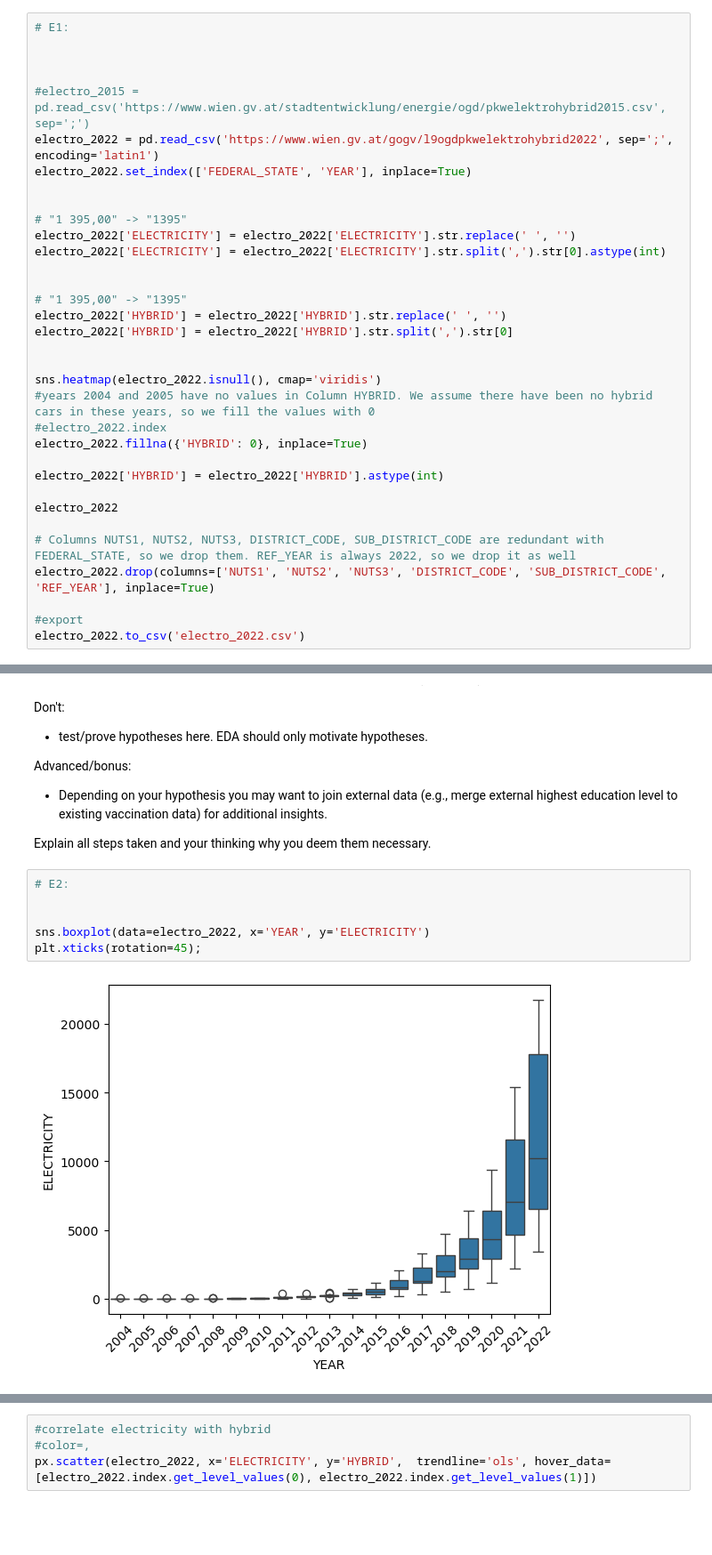
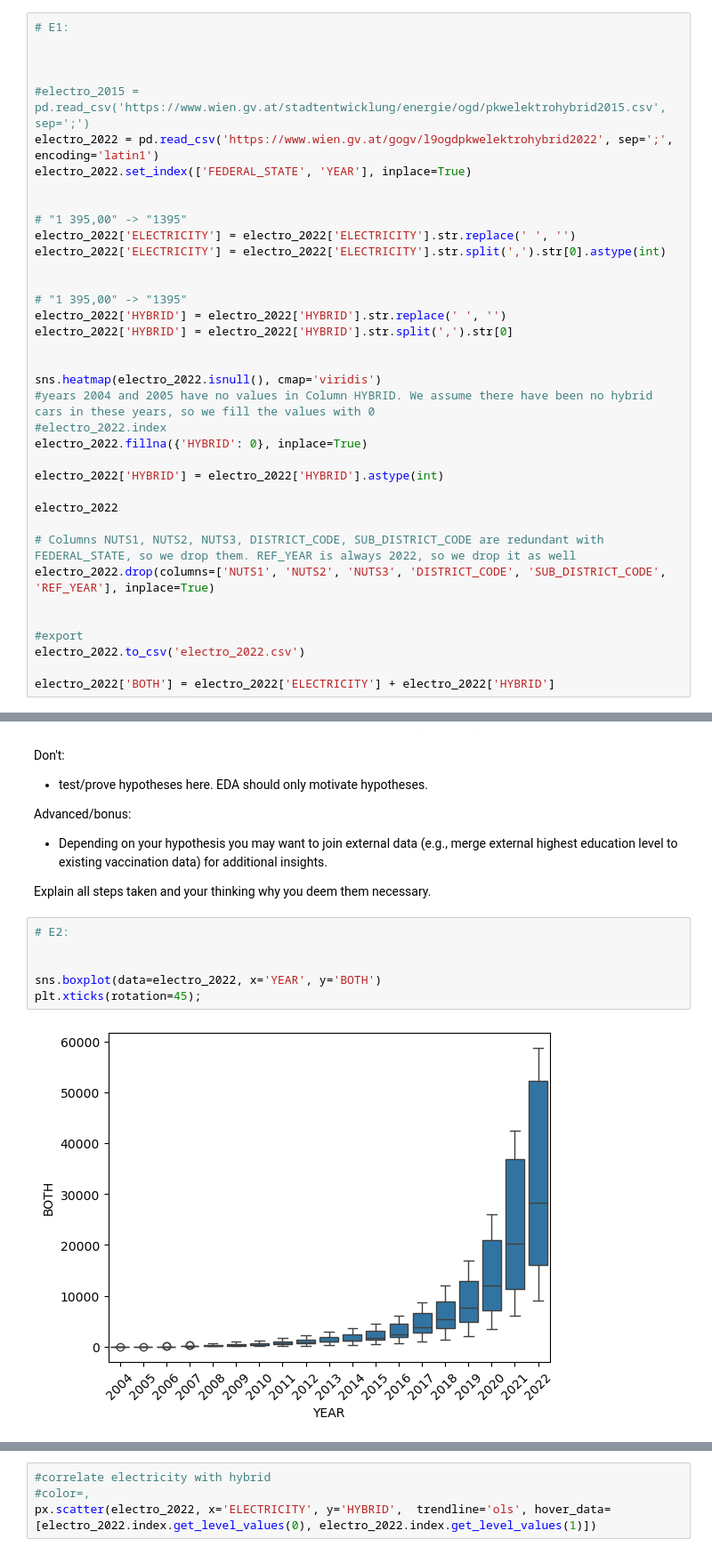
Before and after one commit to dannytheairish/fhtw-data-engineering, a Jupyter notebook: Pkw-Samuel_Oberhofer.ipynb, the cells around one changed output, grey strips where cells are left out. Shown at 89% size. Saved outputs shown, nothing was run; the diff lists cells and outputs as text; blank space fills up the shorter version.

```diff
--- a/Pkw-Samuel_Oberhofer.ipynb
+++ b/Pkw-Samuel_Oberhofer.ipynb
@@ -130,8 +150,11 @@ electro_2022
 # Columns NUTS1, NUTS2, NUTS3, DISTRICT_CODE, SUB_DISTRICT_CODE are redundant with FEDERAL_STATE, so we drop them. REF_YEAR is always 2022, so we drop it as well
 electro_2022.drop(columns=['NUTS1', 'NUTS2', 'NUTS3', 'DISTRICT_CODE', 'SUB_DISTRICT_CODE', 'REF_YEAR'], inplace=True)
 
+
 #export
 electro_2022.to_csv('electro_2022.csv')
+
+electro_2022['BOTH'] = electro_2022['ELECTRICITY'] + electro_2022['HYBRID']
 # %% [output]
 [figure]
 # %% [markdown]
@@ -153,8 +176,8 @@ Explain all steps taken and your thinking why you deem them necessary.
 # %%
 # E2:
 
 
-sns.boxplot(data=electro_2022, x='YEAR', y='ELECTRICITY')
+sns.boxplot(data=electro_2022, x='YEAR', y='BOTH')
 plt.xticks(rotation=45);
 # %% [output]
-[figure, old version]
+[figure, new version]
```
Also changed, not shown: parts of 10 cells of this notebook.
